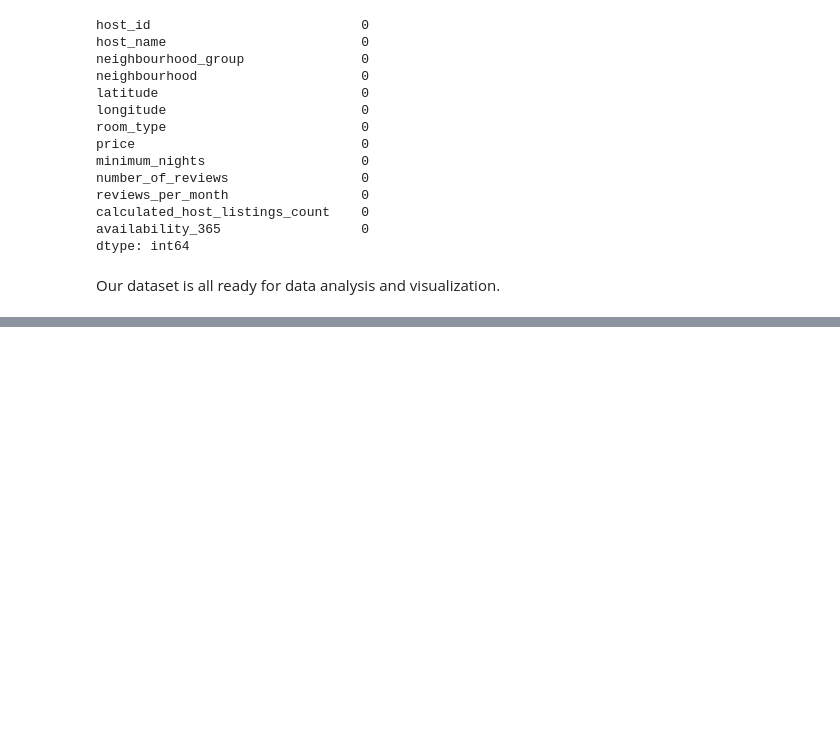
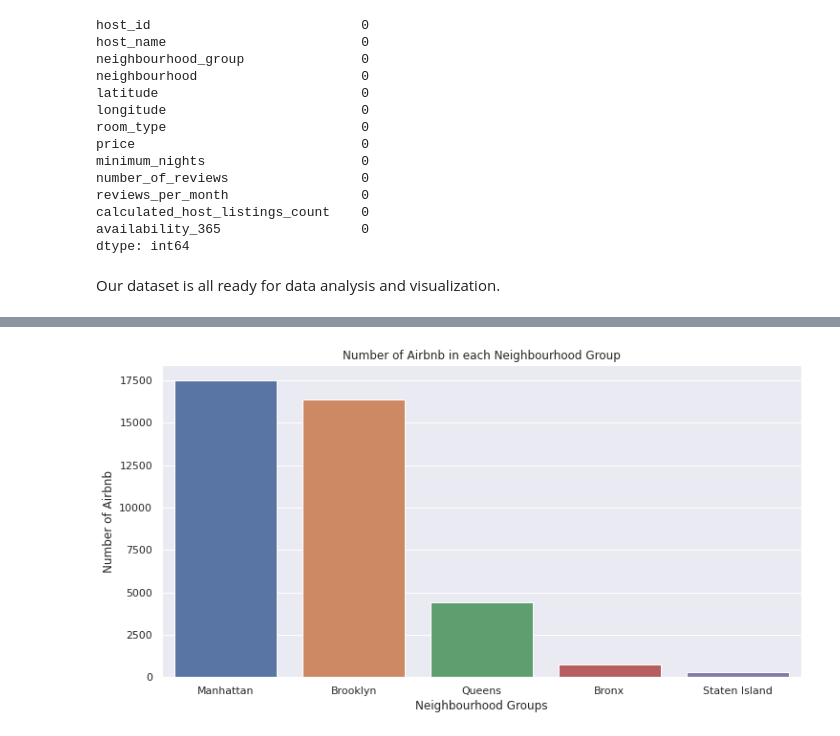
Before and after one commit to Rajat-Sri/Capstone-1-EDA-on-Airbnb-Dataset, a Jupyter notebook: Airbnb_Dataset_Analysis_Rajat_Srivastava_.ipynb, the cells around one changed output, grey strips where cells are left out. Drawn from its saved outputs; the diff is of its cells as text; code cells hidden in the pictures; blank space fills up the shorter version.

```diff
--- a/Airbnb_Dataset_Analysis_Rajat_Srivastava_.ipynb
+++ b/Airbnb_Dataset_Analysis_Rajat_Srivastava_.ipynb
@@ -272,0 +311,5 @@ Our dataset is all ready for data analysis and visualization.
+# %%
+# B. Number of Airbnb listed in each neighbourhood?
+
+airbnb_total = airbnb_data_new.groupby(['neighbourhood_group'])['host_id'].count().reset_index().rename(columns = {'host_id':'count'}).sort_values(by='count', ascending = False)
+airbnb_total.head()
@@ -272,0 +323,10 @@ Our dataset is all ready for data analysis and visualization.
+# %%
+# Visualizing the number of listings in each neighbourhood through bar plot
+plt.rcParams['figure.figsize'] = (12,6)
+ax = sns.barplot(x = airbnb_total['neighbourhood_group'], y = airbnb_total['count'], data = airbnb_total)
+ax.set_xlabel('Neighbourhood Groups')
+ax.set_ylabel('Number of Airbnb')
+ax.set_title('Number of Airbnb in each Neighbourhood Group')
+plt.show()
+# %% [output]
+[figure, added]
```
Also changed, not shown: parts of 10 cells of this notebook.
